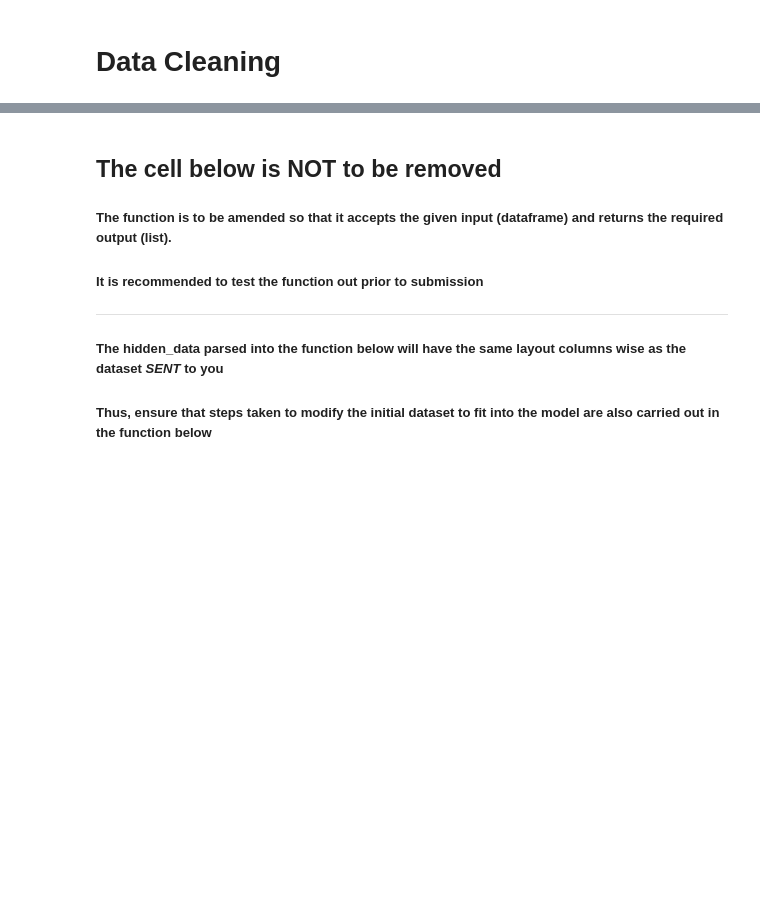
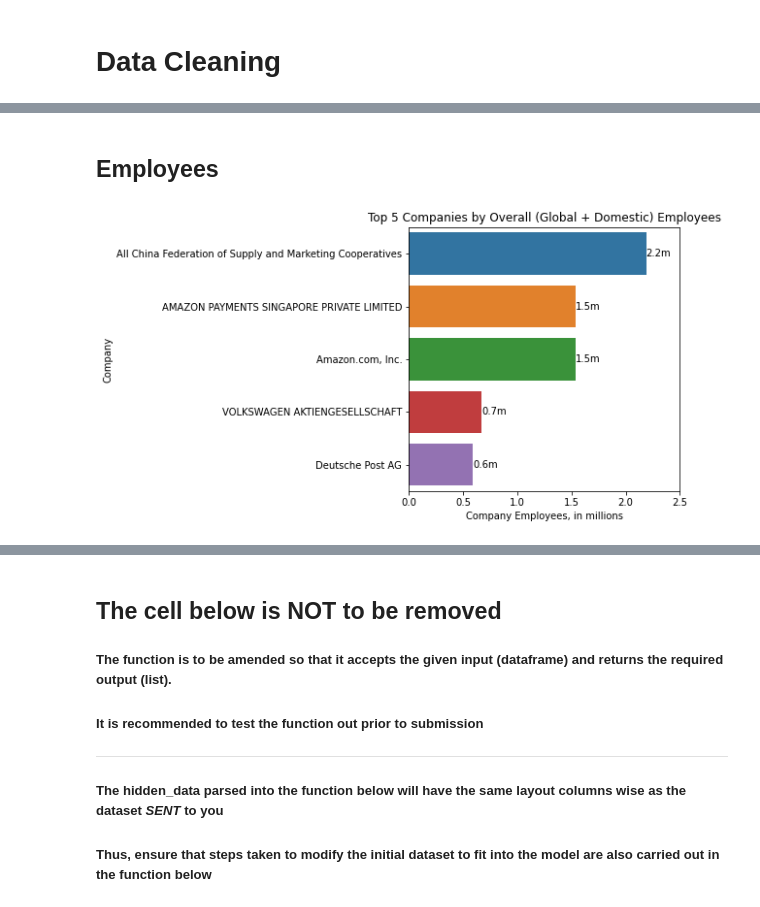
Before and after one commit to LEPK02/LEPK02-NUS-SDS-Datathon-Champion, a Jupyter notebook: NUS_DATATHON_CHAMPION_TEAM NAME.ipynb, the cells around one changed output, grey strips where cells are left out. Cells and saved outputs as stored; diff of their text form; code cells hidden in the pictures; blank space fills up the shorter version.

```diff
--- a/NUS_DATATHON_CHAMPION_TEAM NAME.ipynb
+++ b/NUS_DATATHON_CHAMPION_TEAM NAME.ipynb
@@ -85,0 +109,34 @@ df_main[df_main['Parent Company'] == 'WILMAR SHIP HOLDINGS PTE. LTD.']
+# %% [markdown]
+## Employees
+# %%
+df_companies_avg = df_main \
+    .groupby('Global Ultimate Company') \
+    .mean() \
+    .sort_values(by='Employees (Overall Ultimate Total)', ascending=False) \
+    .reset_index() \
+    [['Global Ultimate Company', 'Employees (Overall Ultimate Total)']]
+
+plt.figure(figsize=(5, 5))
+NUM_TOP = 5
+
+g = sns.barplot(
+    x="Employees (Overall Ultimate Total)",
+    y="Global Ultimate Company",
+    data=df_companies_avg.head(NUM_TOP),
+)
+
+g.set_xticks(g.get_xticks().tolist())
+g.set_xticklabels(['{:.1f}'.format(x) for x in g.get_xticks()/1e6])
+
+bars = g.containers[0]
+g.bar_label(
+    bars,
+    labels=[f"{value/1e6:.1f}m" for value in bars.datavalues]
+)
+
+plt.xlabel("Company Employees, in millions")
+plt.ylabel("Company")
+plt.title(f"Top {NUM_TOP} Companies by Overall (Global + Domestic) Employees")
+plt.show()
+# %% [output]
+[figure, added]
```
Also changed, not shown: parts of 13 cells of this notebook.
